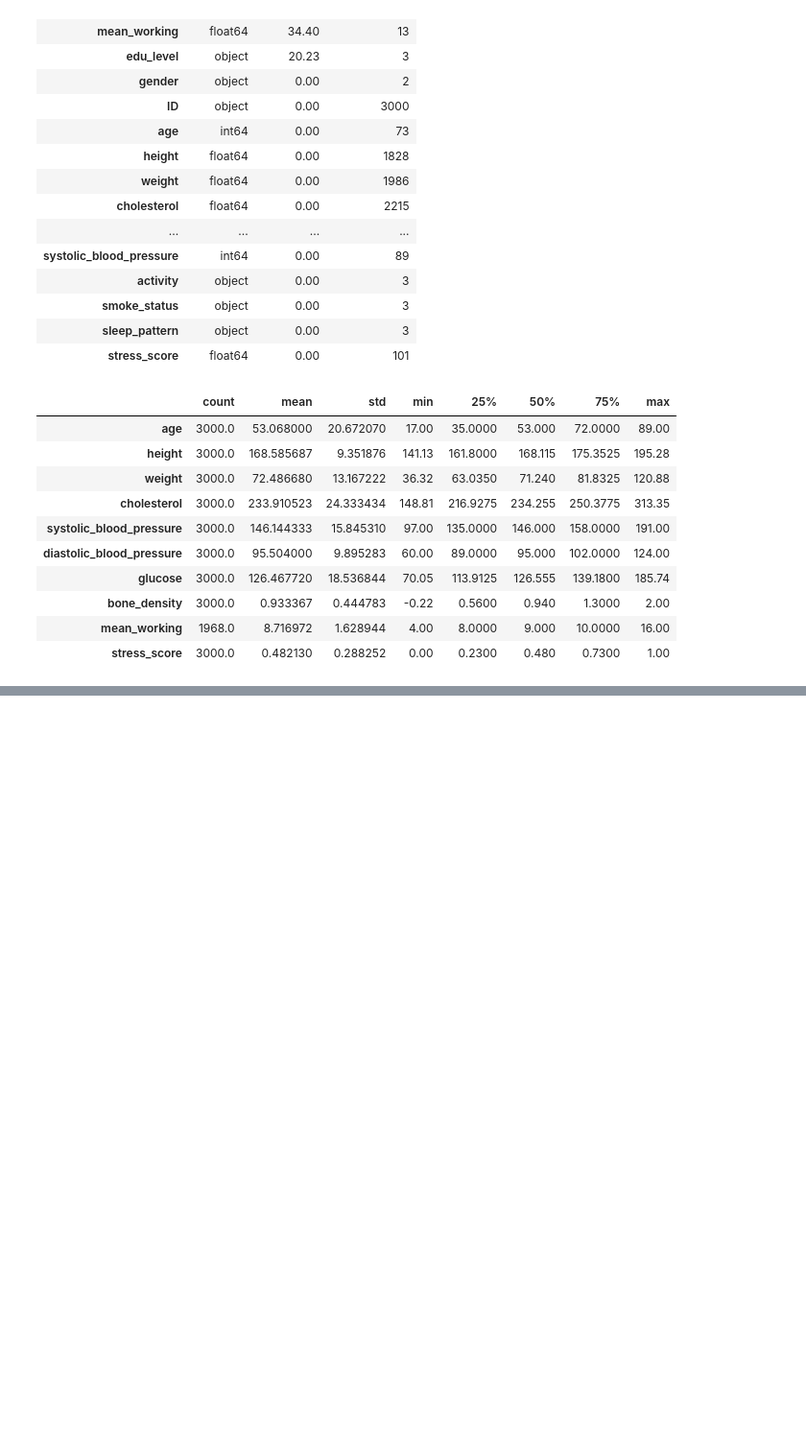
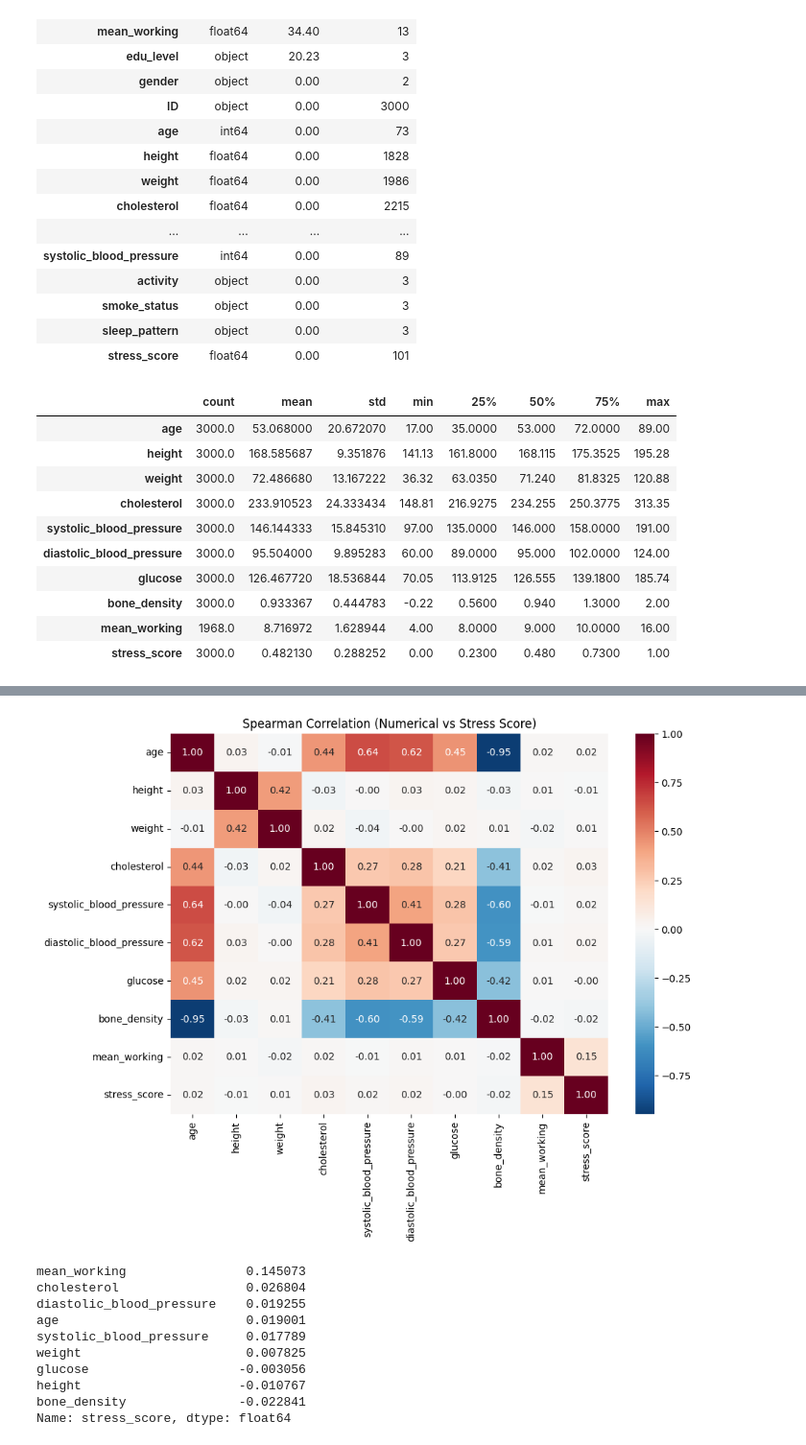
Before and after one commit to moonhimchan/data_analyst_project, a Jupyter notebook: dacon/데이콘 Basic 스트레스 지수 예측/submit/submit03.ipynb, the cells around one changed output, grey strips where cells are left out. Shown at 96% size. Cells and saved outputs as stored; diff of their text form; code cells hidden in the pictures; blank space fills up the shorter version.

```diff
--- a/dacon/데이콘 Basic 스트레스 지수 예측/submit/submit03.ipynb
+++ b/dacon/데이콘 Basic 스트레스 지수 예측/submit/submit03.ipynb
@@ -66,0 +136,23 @@ train.describe().T
+# %%
+num_cols = train.select_dtypes(include=[np.number]).columns.drop("stress_score")
+
+corr_matrix = train[num_cols.tolist() + ["stress_score"]].corr(method="spearman")
+
+plt.figure(figsize=(10, 7))
+sns.heatmap(corr_matrix, annot=True, cmap="RdBu_r", center=0, fmt=".2f")
+plt.title("Spearman Correlation (Numerical vs Stress Score)")
+plt.show()
+
+corr_matrix["stress_score"].drop("stress_score").sort_values(ascending=False)
+# %% [output]
+[figure, added]
+mean_working                0.145073
+cholesterol                 0.026804
+diastolic_blood_pressure    0.019255
+age                         0.019001
+systolic_blood_pressure     0.017789
+weight                      0.007825
+glucose                    -0.003056
+height                     -0.010767
+bone_density               -0.022841
+Name: stress_score, dtype: float64
```
Also changed, not shown: parts of 5 cells of this notebook, 2 other files.
